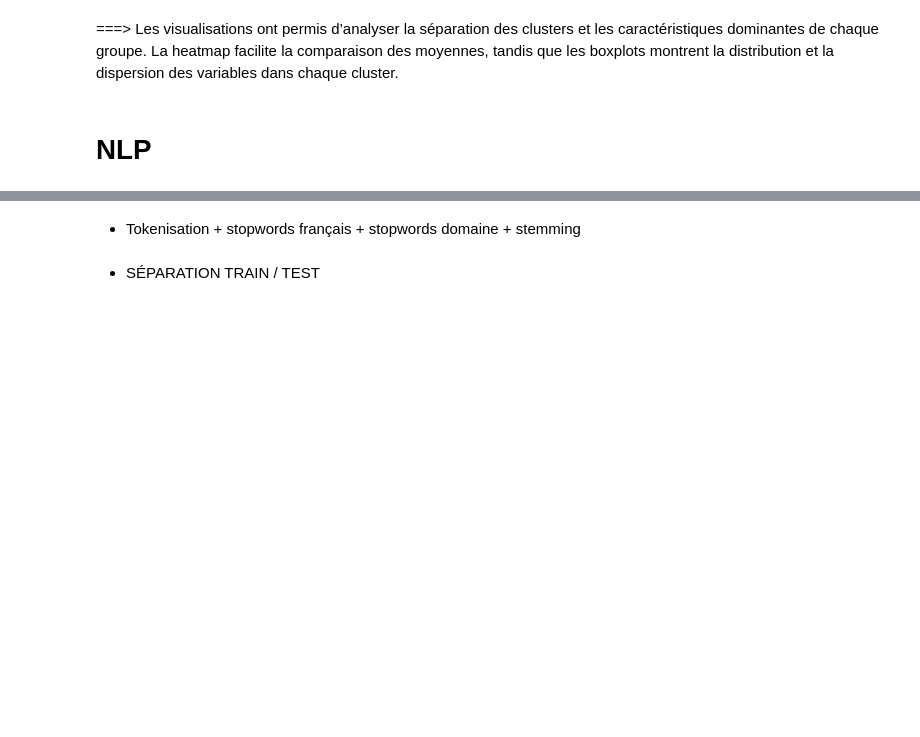
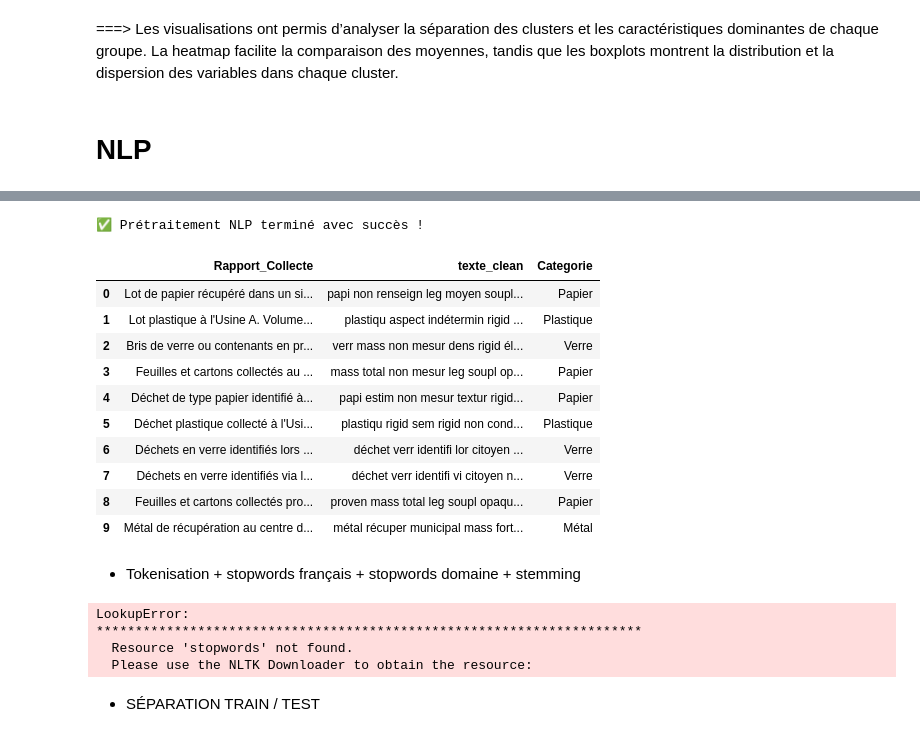
Before and after one commit to Test123599/ECOML, a Jupyter notebook: TpStandard - Copie.ipynb, the cells around one changed output, grey strips where cells are left out. Saved outputs shown, nothing was run; the diff lists cells and outputs as text; code cells hidden in the pictures; blank space fills up the shorter version.

```diff
--- a/TpStandard - Copie.ipynb
+++ b/TpStandard - Copie.ipynb
@@ -2575,3 +2601,63 @@ warnings.filterwarnings("ignore")
+# %%
+import re
+from nltk.corpus import stopwords
+from nltk.stem.snowball import FrenchStemmer
+from nltk.tokenize import word_tokenize
+
+# ====================== CONFIGURATION ======================
+stopwords_fr = set(stopwords.words("french"))
+
+stopwords_domaine = {
+    "lot", "dechet", "déchet", "type", "identifie", "identifié",
+    "collecte", "collecté", "collectés", "provenance", "site",
+    "source", "usine", "centre", "tri", "volume", "poids",
+    "prix", "revente", "kg", "litre", "l", "origine",
+    "rapport", "materiau", "matériau", "récupéré", "contenants",
+    "bris", "feuilles", "cartons", "en", "de", "du", "la", "le", "les"
+}
+
+stopwords_total = stopwords_fr.union(stopwords_domaine)
+
+stemmer = FrenchStemmer()
+
+def nettoyer_texte(texte):
+    texte = str(texte).lower()
+    texte = texte.replace("œ", "oe")
+    texte = re.sub(r"\d+", " ", texte)
+    texte = re.sub(r"[^\w\s]", " ", texte)
+    texte = re.sub(r"\s+", " ", texte).strip()
+    return texte
+
+def preprocess_nlp(texte):
+    texte = nettoyer_texte(texte)
+    tokens = word_tokenize(texte, language="french")
+
+    tokens_clean = [
+        stemmer.stem(mot)
+        for mot in tokens
+        if mot not in stopwords_total and len(mot) > 2
+    ]
+
+    return " ".join(tokens_clean)
+
+# ====================== APPLICATION ======================
+df["texte_clean"] = df["Rapport_Collecte"].apply(preprocess_nlp)
+
+print("✅ Prétraitement NLP terminé avec succès !")
+df[["Rapport_Collecte", "texte_clean", "Categorie"]].head(10)
+# %% [output]
+✅ Prétraitement NLP terminé avec succès !
+|  | Rapport_Collecte | texte_clean | Categorie |
+| 0 | Lot de papier récupéré dans un si... | papi non renseign leg moyen soupl... | Papier |
+| 1 | Lot plastique à l'Usine A. Volume... | plastiqu aspect indétermin rigid ... | Plastique |
+| 2 | Bris de verre ou contenants en pr... | verr mass non mesur dens rigid él... | Verre |
+| 3 | Feuilles et cartons collectés au ... | mass total non mesur leg soupl op... | Papier |
+| 4 | Déchet de type papier identifié à... | papi estim non mesur textur rigid... | Papier |
+| 5 | Déchet plastique collecté à l'Usi... | plastiqu rigid sem rigid non cond... | Plastique |
+| 6 | Déchets en verre identifiés lors ... | déchet verr identifi lor citoyen ... | Verre |
+| 7 | Déchets en verre identifiés via l... | déchet verr identifi vi citoyen n... | Verre |
+| 8 | Feuilles et cartons collectés pro... | proven mass total leg soupl opaqu... | Papier |
+| 9 | Métal de récupération au centre d... | métal récuper municipal mass fort... | Métal |
 # %% [markdown]
 - Tokenisation + stopwords français + stopwords domaine + stemming
 # %%
@@ -2626,6 +2712,11 @@ def preprocess_nlp(texte):
 df["texte_clean"] = df["Rapport_Collecte"].apply(preprocess_nlp)
 
 df[["Rapport_Collecte", "texte_clean", "Categorie"]].head()
+# %% [output]
+LookupError:
+**********************************************************************
+  Resource 'stopwords' not found.
+  Please use the NLTK Downloader to obtain the resource:
 # %% [markdown]
 - SÉPARATION TRAIN / TEST
 # %%
```
Also changed, not shown: parts of 18 cells of this notebook, 5 other files.
